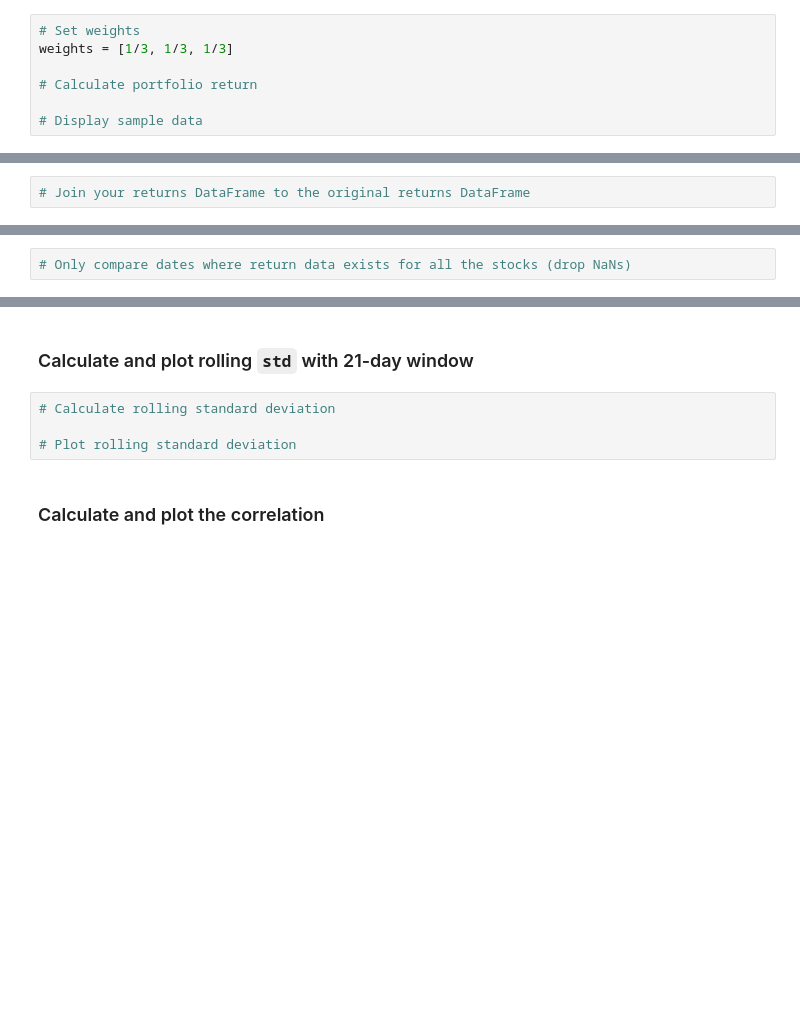
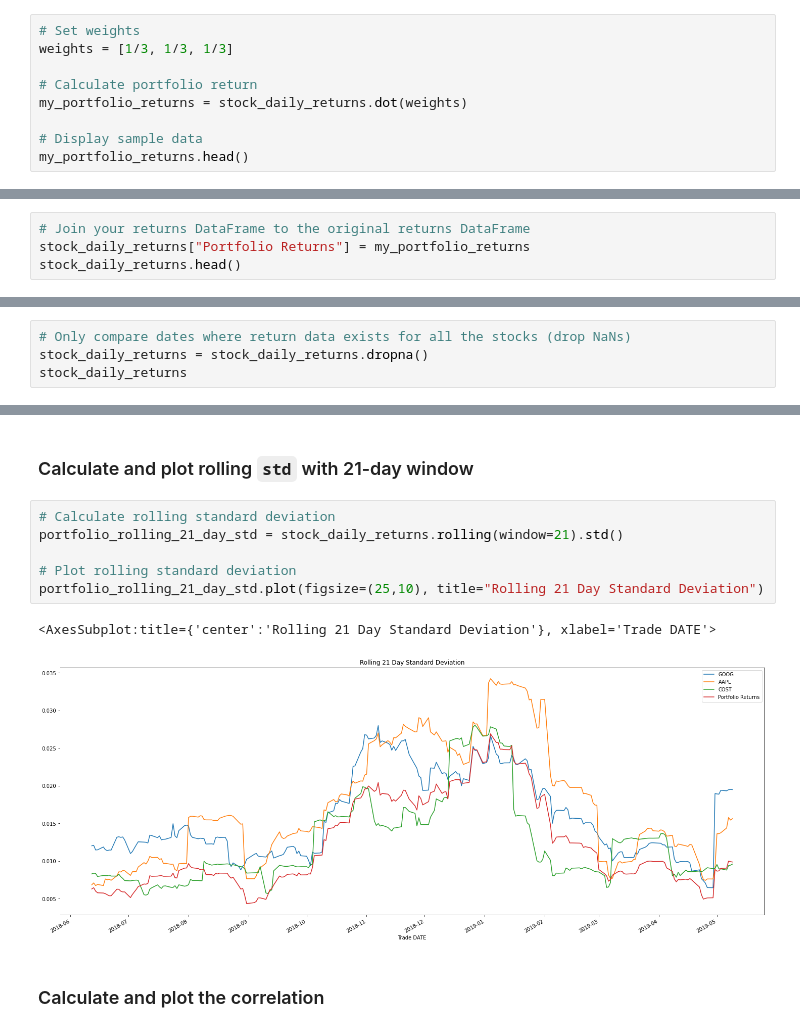
Before and after one commit to Luke-Mac/whale_off_portfolio, a Jupyter notebook: whale_analysis.ipynb, the cells around one changed output, grey strips where cells are left out. Cells and saved outputs as stored; diff of their text form; blank space fills up the shorter version.

```diff
--- a/whale_analysis.ipynb
+++ b/whale_analysis.ipynb
@@ -496,5 +496,7 @@ stock_daily_returns.head()
 weights = [1/3, 1/3, 1/3]
 
 # Calculate portfolio return
+my_portfolio_returns = stock_daily_returns.dot(weights)
 
 # Display sample data
+my_portfolio_returns.head()
@@ -502,3 +512,5 @@ weights = [1/3, 1/3, 1/3]
 ## Join your portfolio returns to the DataFrame that contains all of the portfolio returns
 # %%
 # Join your returns DataFrame to the original returns DataFrame
+stock_daily_returns["Portfolio Returns"] = my_portfolio_returns
+stock_daily_returns.head()
@@ -505,2 +525,4 @@ weights = [1/3, 1/3, 1/3]
 # %%
 # Only compare dates where return data exists for all the stocks (drop NaNs)
+stock_daily_returns = stock_daily_returns.dropna()
+stock_daily_returns
@@ -514,8 +560,13 @@ weights = [1/3, 1/3, 1/3]
 ### Calculate and plot rolling `std` with 21-day window
 # %%
 # Calculate rolling standard deviation
+portfolio_rolling_21_day_std = stock_daily_returns.rolling(window=21).std()
 
 # Plot rolling standard deviation
+portfolio_rolling_21_day_std.plot(figsize=(25,10), title="Rolling 21 Day Standard Deviation")
+# %% [output]
+<AxesSubplot:title={'center':'Rolling 21 Day Standard Deviation'}, xlabel='Trade DATE'>
+[figure, added]
 # %% [markdown]
 ### Calculate and plot the correlation
 # %%
```
Also changed, not shown: parts of 10 cells of this notebook.
